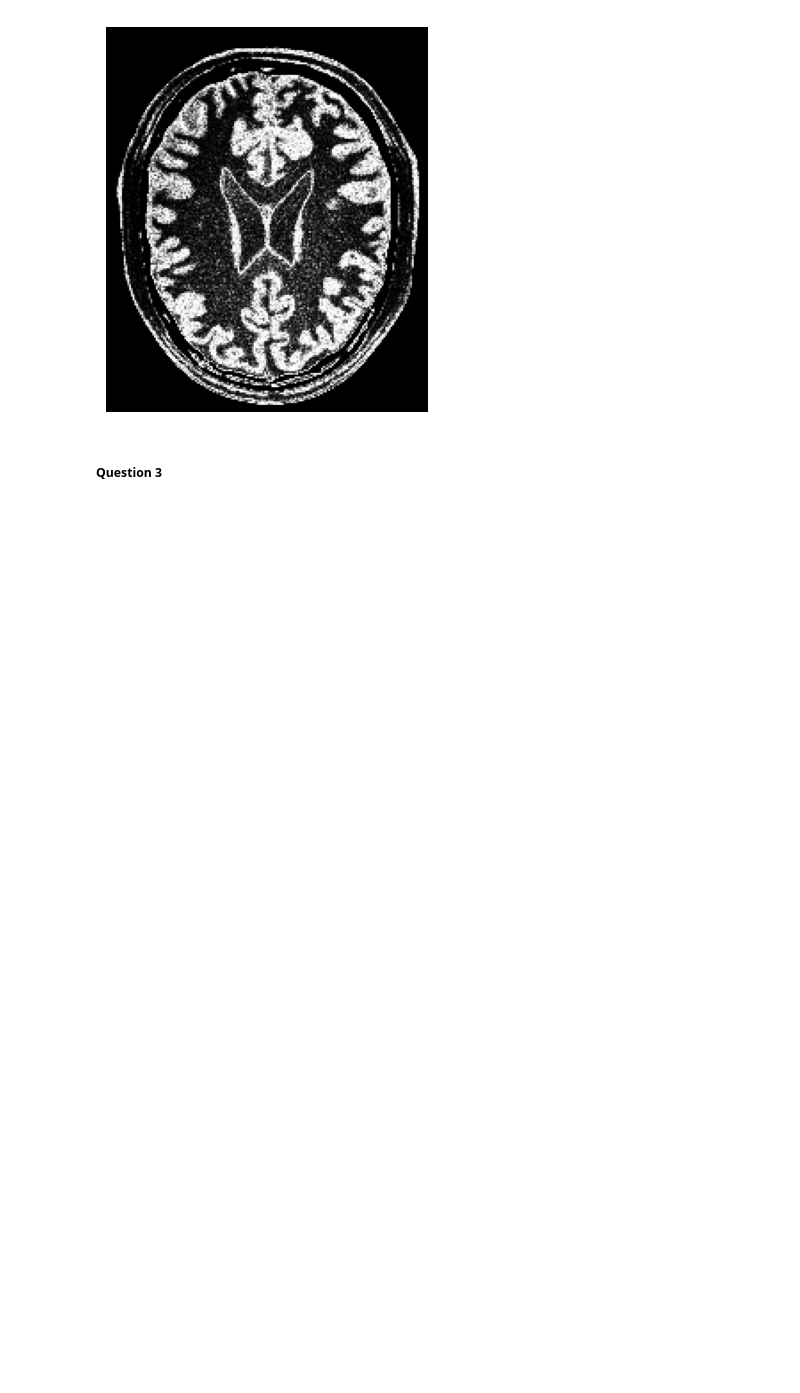
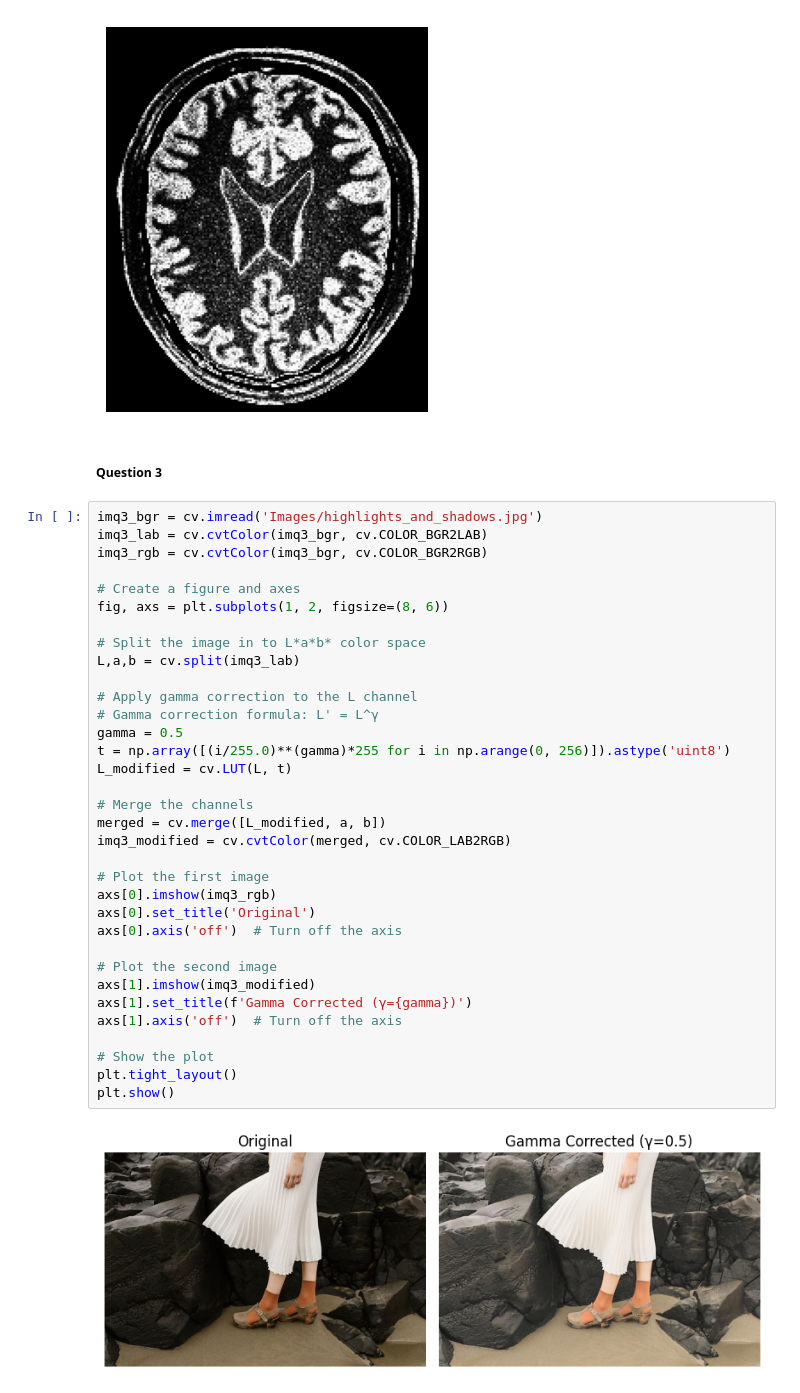
Before and after one commit to Sanugiw/Image-Processing-and-Machine-Vision, a Jupyter notebook: Assignment 1 - Intensity Transformations and Neighborhood Filtering/code.ipynb, the cells around one changed output. Saved outputs shown, nothing was run; the diff lists cells and outputs as text; blank space fills up the shorter version.

```diff
--- a/Assignment 1 - Intensity Transformations and Neighborhood Filtering/code.ipynb
+++ b/Assignment 1 - Intensity Transformations and Neighborhood Filtering/code.ipynb
@@ -118,3 +118,39 @@ plt.show()
 [figure]
 # %% [markdown]
 ##### Question 3
+# %%
+imq3_bgr = cv.imread('Images/highlights_and_shadows.jpg')
+imq3_lab = cv.cvtColor(imq3_bgr, cv.COLOR_BGR2LAB)
+imq3_rgb = cv.cvtColor(imq3_bgr, cv.COLOR_BGR2RGB)
+
+# Create a figure and axes
+fig, axs = plt.subplots(1, 2, figsize=(8, 6))
+
+# Split the image in to L*a*b* color space
+L,a,b = cv.split(imq3_lab)
+
+# Apply gamma correction to the L channel
+# Gamma correction formula: L' = L^γ
+gamma = 0.5
+t = np.array([(i/255.0)**(gamma)*255 for i in np.arange(0, 256)]).astype('uint8')
+L_modified = cv.LUT(L, t)
+
+# Merge the channels
+merged = cv.merge([L_modified, a, b])
+imq3_modified = cv.cvtColor(merged, cv.COLOR_LAB2RGB)
+
+# Plot the first image
+axs[0].imshow(imq3_rgb)
+axs[0].set_title('Original')
+axs[0].axis('off')  # Turn off the axis
+
+# Plot the second image
+axs[1].imshow(imq3_modified)
+axs[1].set_title(f'Gamma Corrected (γ={gamma})')
+axs[1].axis('off')  # Turn off the axis
+
+# Show the plot
+plt.tight_layout()
+plt.show()
+# %% [output]
+[figure, added]
```
Also changed, not shown: 1 other file.
